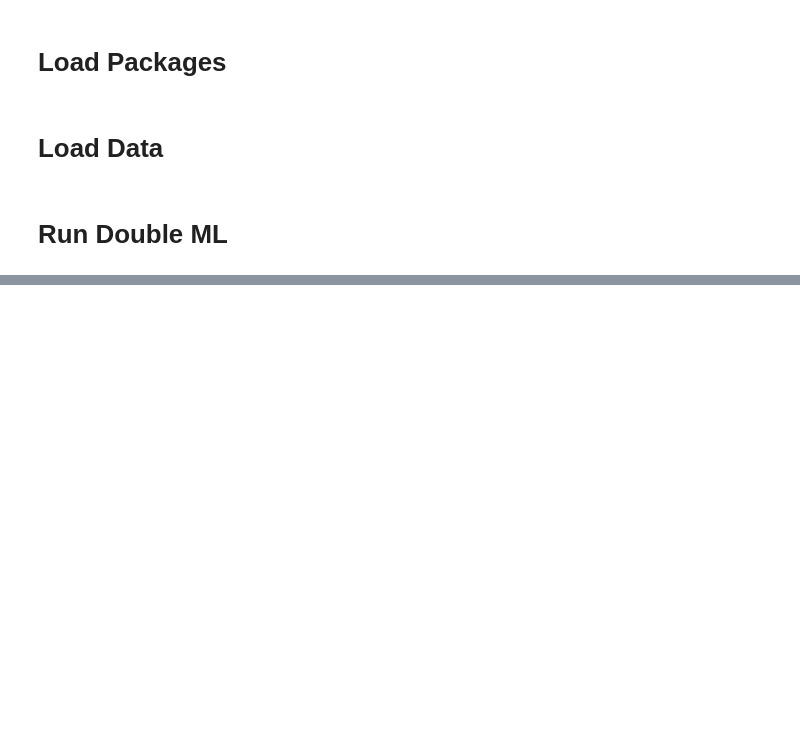
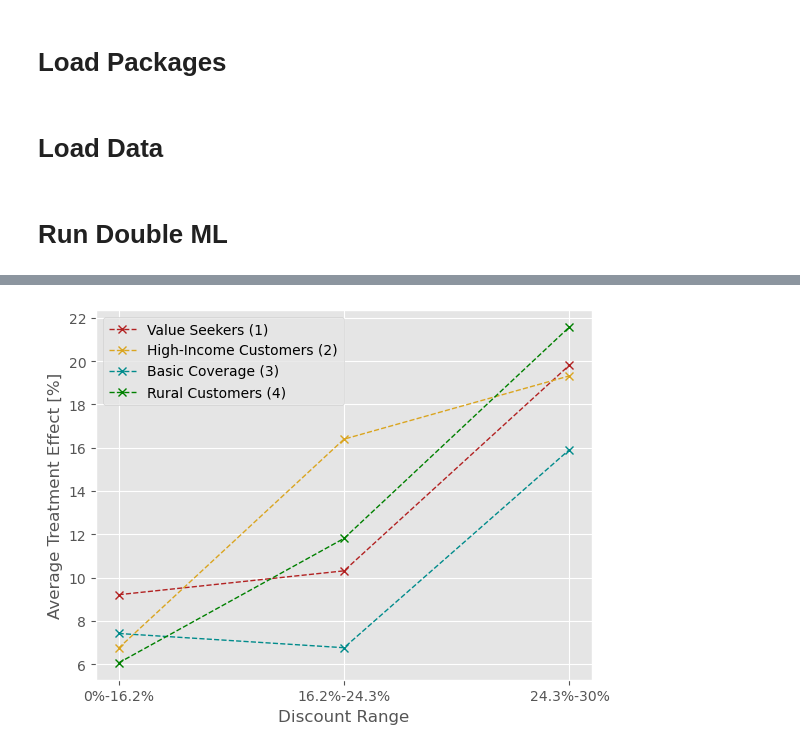
Before and after one commit to victormorizon/baqm-seminar-16, a Jupyter notebook: full_model/main.ipynb, the cells around one changed output, grey strips where cells are left out. Cells and saved outputs as stored; diff of their text form; code cells hidden in the pictures; blank space fills up the shorter version.

```diff
--- a/full_model/main.ipynb
+++ b/full_model/main.ipynb
@@ -6,6 +6,11 @@ import pandas as pd
 from tqdm import tqdm
 from joblib import Parallel, delayed
 import numpy as np
+import matplotlib.pyplot as plt
+import plotly.express as px
+
+np.random.seed(0)
+plt.style.use('ggplot')
 # %% [markdown]
 # Load Data
 # %%
@@ -74 +75,36 @@ for k, v in double_mls.items():
+# %%
+group_1 = [9.209, 10.312, 19.822]
+group_2 = [6.740, 16.398, 19.323]
+group_3 = [7.418, 6.760, 15.915]
+group_4 = [6.057, 11.811, 21.584]
+
+group_1_ci = 1.96 * np.array([2.293, 1.951, 1.664])
+group_2_ci = 1.96 * np.array([2.517, 2.175, 1.842])
+
+x = ["0%-16.2%", "16.2%-24.3%", "24.3%-30%"]
+
+fig, ax = plt.subplots()
+# ax.plot(x,y)
+# ax.fill_between(x, (y-ci), (y+ci), color='b', alpha=.1)
+
+ax.plot(x, group_1, label="Value Seekers (1)", marker="x", linestyle='--', linewidth=1, color="firebrick")
+# ax.fill_between(x, (group_1-group_1_ci), (group_1+group_1_ci), alpha=.1, color="firebrick")
+
+ax.plot(x, group_2, label="High-Income Customers (2)", marker="x", linestyle='--', linewidth=1, color="goldenrod")
+# ax.fill_between(x, (group_2-group_2_ci), (group_2+group_2_ci), alpha=.1, color="goldenrod")
+
+ax.plot(x, group_3, label="Basic Coverage (3)", marker="x", linestyle='--', linewidth=1, color="darkcyan")
+# ax.fill_between(x, (group_2-group_2_ci), (group_2+group_2_ci), alpha=.1, color="goldenrod")
+
+ax.plot(x, group_4, label="Rural Customers (4)", marker="x", linestyle='--', linewidth=1, color="green")
+# ax.fill_between(x, (group_2-group_2_ci), (group_2+group_2_ci), alpha=.1, color="goldenrod")
+
+plt.xticks(x)
+ax.legend()
+plt.xlabel("Discount Range")
+plt.ylabel("Average Treatment Effect [%]")
+# plt.savefig('../plots/gate.png', dpi=200)
+plt.show()
+# %% [output]
+[figure, added]
 # %%
```
Also changed, not shown: parts of 4 cells of this notebook, 8 other files.
